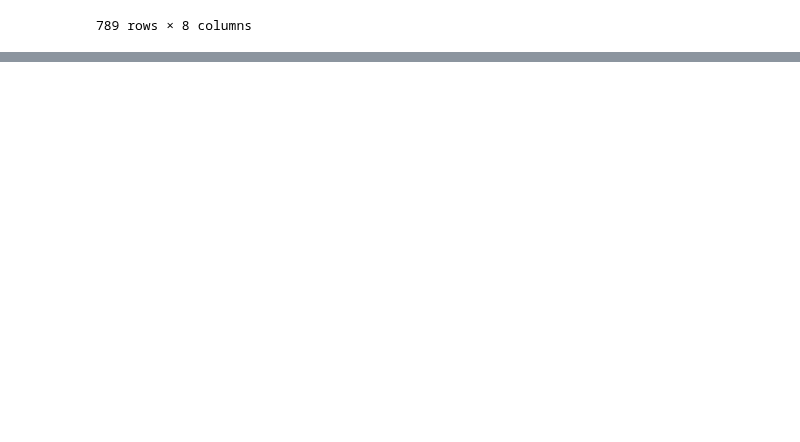
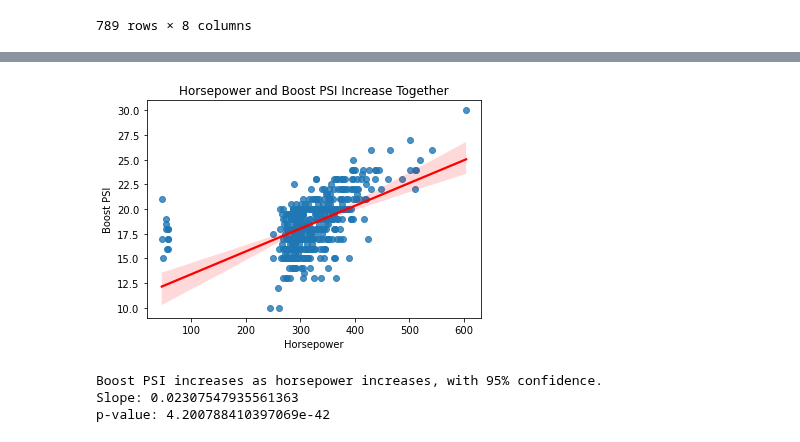
Before and after one commit to JacobPaxton/engine-performance, a Jupyter notebook: explore.ipynb, the cells around one changed output, grey strips where cells are left out. Drawn from its saved outputs; the diff is of its cells as text; code cells hidden in the pictures; blank space fills up the shorter version.

```diff
--- a/explore.ipynb
+++ b/explore.ipynb
@@ -88,0 +139,23 @@ df
+# %%
+# check correlation of horsepower and boost PSI
+sns.regplot(df.hp, df.psi, line_kws={'color':'red'})
+plt.title('Horsepower and Boost PSI Increase Together')
+plt.xlabel('Horsepower')
+plt.ylabel('Boost PSI')
+plt.show()
+
+slope, _, _, p, _ = stats.linregress(df.hp, df.psi)
+if slope > 0 and p < .05:
+    print('Boost PSI increases as horsepower increases, with 95% confidence.')
+elif slope < 0 and p < .05:
+    print('As boost PSI decreases, horsepower increases, with 95% confidence.')
+else:
+    print('Test does not pass 95% confidence interval. Boost PSI and horsepower are not correlated.')
+
+print('Slope:', slope)
+print('p-value:', p)
+# %% [output]
+[figure, added]
+Boost PSI increases as horsepower increases, with 95% confidence.
+Slope: 0.02307547935561363
+p-value: 4.200788410397069e-42
```
Also changed, not shown: parts of 15 cells of this notebook.
